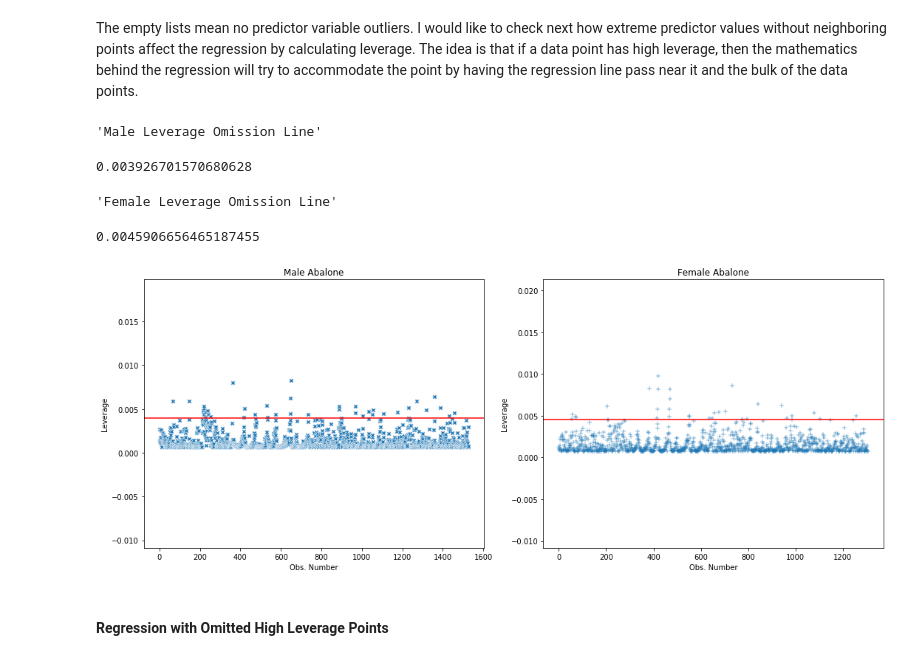
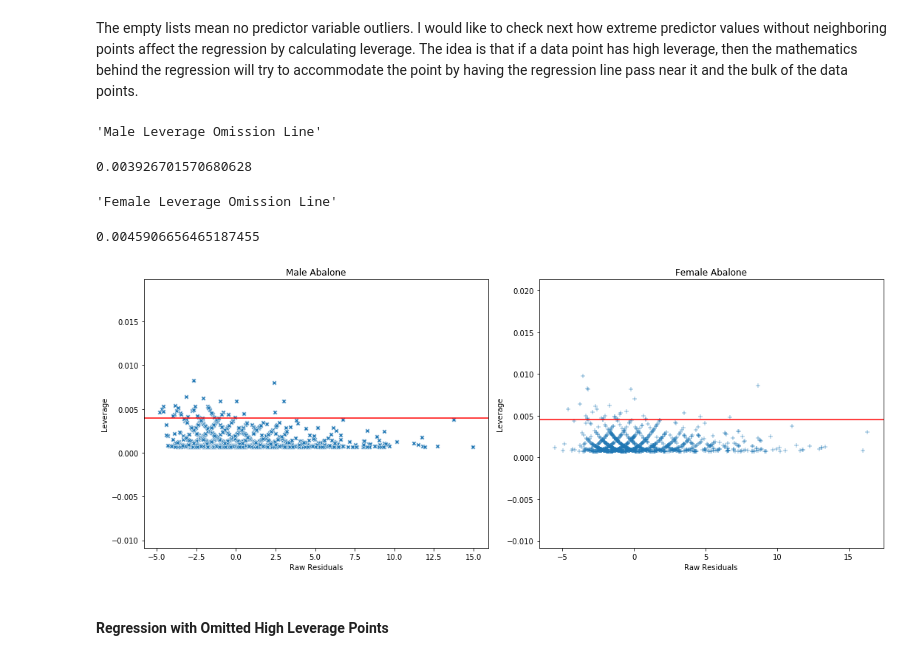
Before and after one commit to thokieu/Abalone-Regression, a Jupyter notebook: Workbook.ipynb, the cells around one changed output. Drawn from its saved outputs; the diff is of its cells as text; code cells hidden in the pictures.

```diff
--- a/Workbook.ipynb
+++ b/Workbook.ipynb
@@ -1027,38 +1027,38 @@ The empty lists mean no predictor variable outliers. I would like to check next
 # %%
 # Number of predictor variables.
 k = 1
 
 # Computing cut-off threshold for high leverage data points.
 prex_m = 3*(k+1)/len(DFBETA_m)
 prex_f = 3*(k+1)/len(DFBETA_f)
 
 display("Male Leverage Omission Line", prex_m,"Female Leverage Omission Line", prex_f)
 
 fig, axs = plt.subplots(1, 2, figsize = (15, 6))
 
-sns.scatterplot(x = DFBETA_m.index, y = H_mdiag, marker = 'X', ax = axs[0])
-sns.scatterplot(x = DFBETA_f.index, y = H_fdiag, marker = '+', ax = axs[1])
+sns.scatterplot(x = res_mraw, y = H_mdiag, marker = 'X', ax = axs[0])
+sns.scatterplot(x = res_fraw, y = H_fdiag, marker = '+', ax = axs[1])
 
 axs[0].axhline(y = prex_m, color = 'r', linestyle = '-')
 axs[1].axhline(y = prex_f, color = 'r', linestyle = '-')
 
-axs[0].set_xlabel('Obs. Number')
+axs[0].set_xlabel('Raw Residuals')
 axs[0].set_ylabel('Leverage')
 axs[0].set_title('Male Abalone')
 
-axs[1].set_xlabel('Obs. Number')
+axs[1].set_xlabel('Raw Residuals')
 axs[1].set_ylabel('Leverage')
 axs[1].set_title('Female Abalone')
 
 plt.tight_layout()
 
 plt.show()
 # %% [output]
 'Male Leverage Omission Line'
 0.003926701570680628
 'Female Leverage Omission Line'
 0.0045906656465187455
-[figure, old version]
+[figure, new version]
 # %% [markdown]
 #### Regression with Omitted High Leverage Points
 # %%
```
Also changed, not shown: parts of 3 cells of this notebook.
